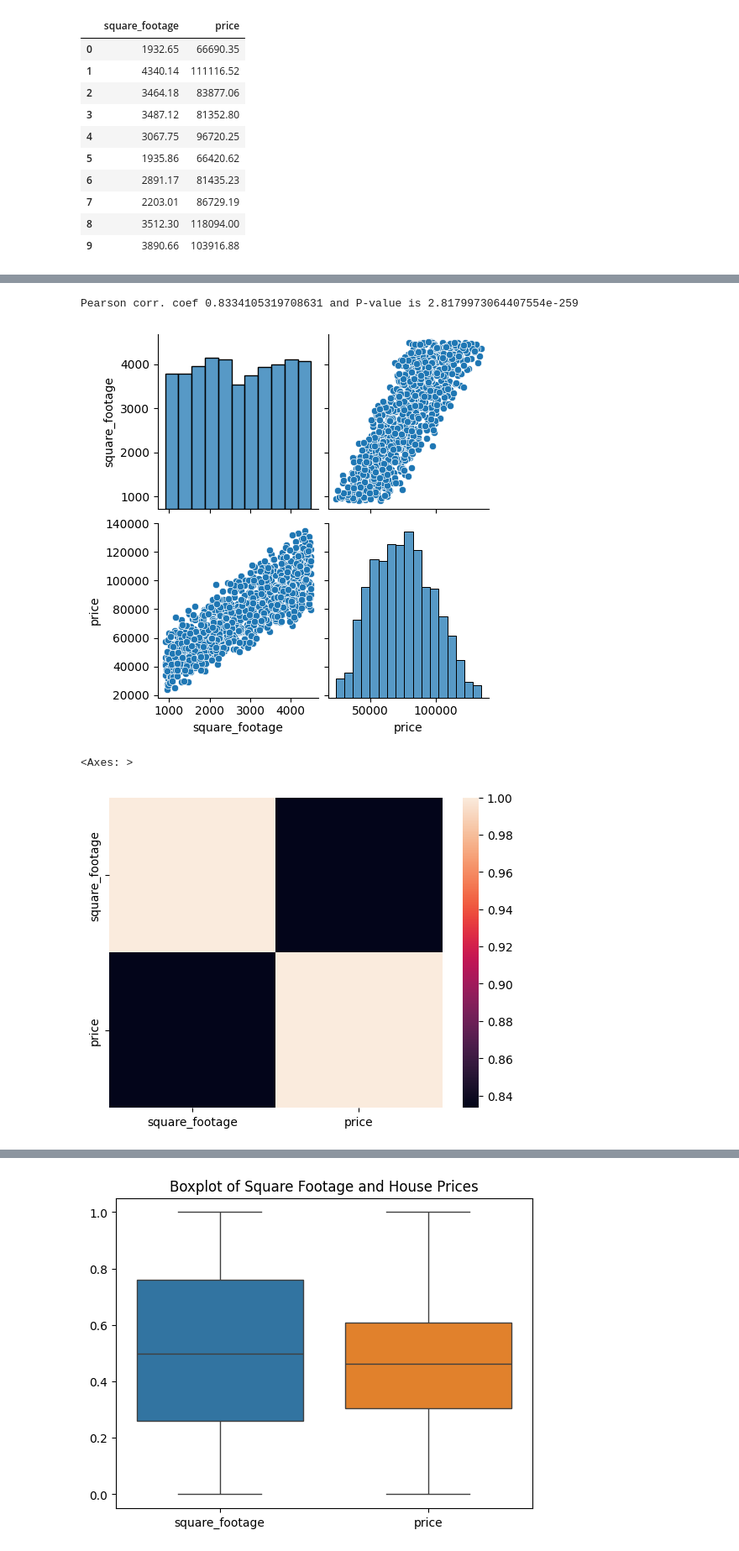
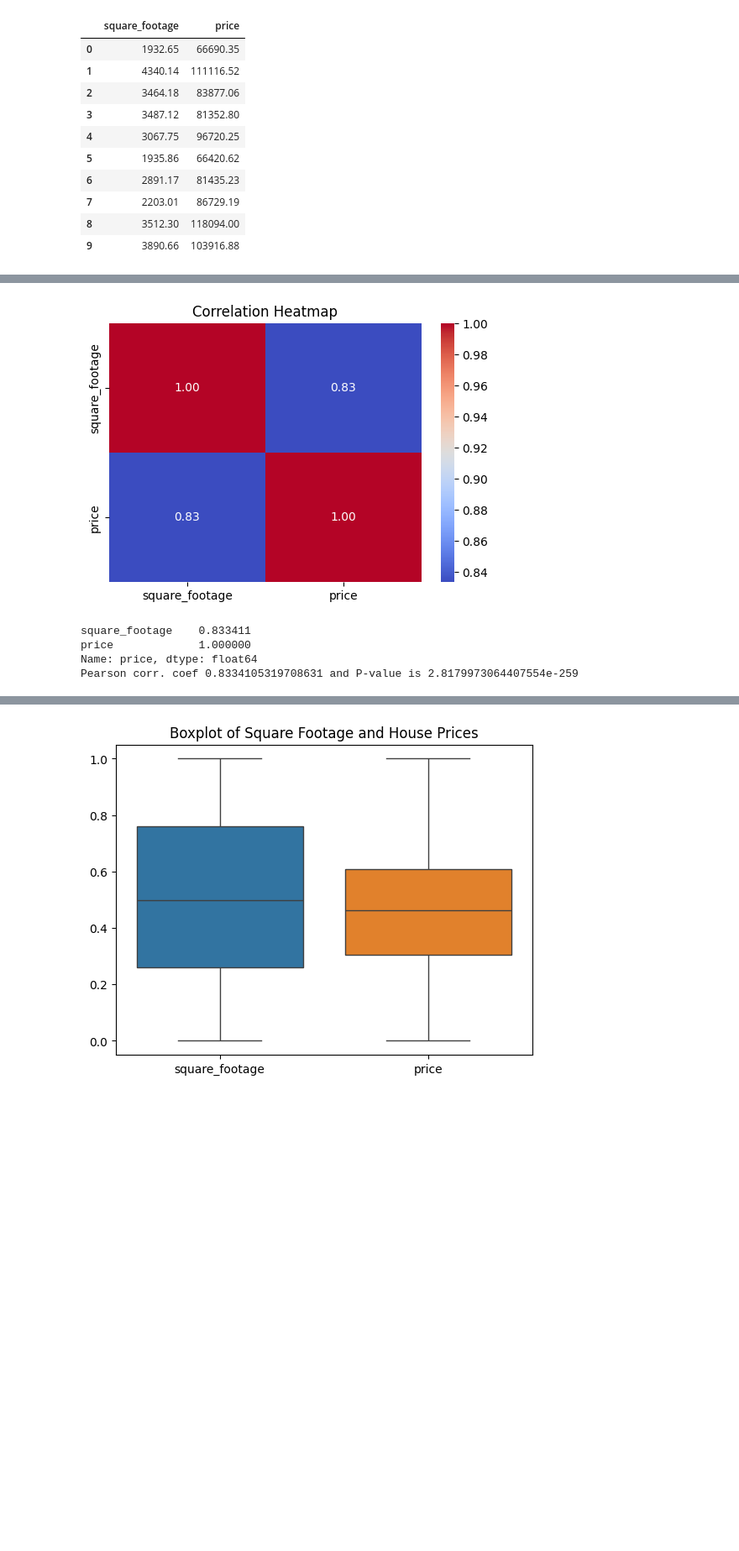
Before and after one commit to jonamadk/scaling-ML-journey, a Jupyter notebook: lab-01/Lab1.ipynb, the cells around one changed output, grey strips where cells are left out. Shown at 84% size. Drawn from its saved outputs; the diff is of its cells as text; code cells hidden in the pictures; blank space fills up the shorter version.

```diff
--- a/lab-01/Lab1.ipynb
+++ b/lab-01/Lab1.ipynb
@@ -101,13 +138,19 @@ memory usage: 15.8 KB
 # %%
-#Some more correlational analysis between variables
+
+
+#More visuals using heatmap on correlation
+# sns.heatmap(dataset_df.corr())
+correlation_matrix = dataset_df.corr()
+plt.figure(figsize=(6, 4))
+sns.heatmap(correlation_matrix, annot=True, cmap='coolwarm', fmt=".2f")
+plt.title('Correlation Heatmap')
+plt.show()
+print(dataset_df.corr()['price'])
 corr_coef, p_val = stat.pearsonr(dataset_df['square_footage'], dataset_df['price'])
 print(f"Pearson corr. coef {corr_coef} and P-value is {p_val}")
-sns.pairplot(dataset_df)
-plt.show()
-#More visuals using heatmap on correlation
-sns.heatmap(dataset_df.corr())
 # %% [output]
+[figure, new version]
+square_footage    0.833411
+price             1.000000
+Name: price, dtype: float64
 Pearson corr. coef 0.8334105319708631 and P-value is 2.8179973064407554e-259
-[figure, old version]
-<Axes: >
-[figure, removed]
```
Also changed, not shown: parts of 47 cells of this notebook, 5 other files.
